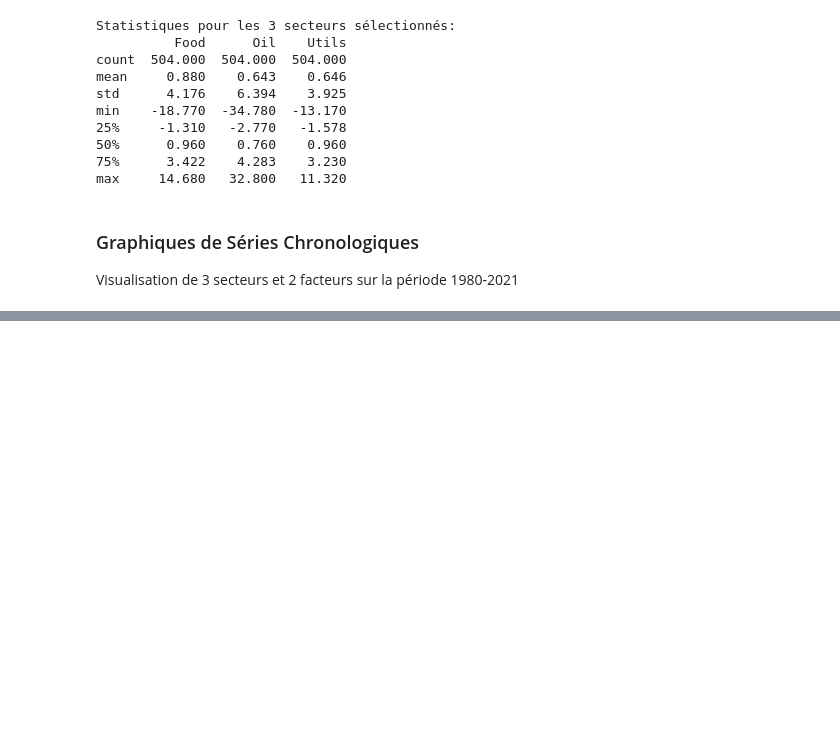
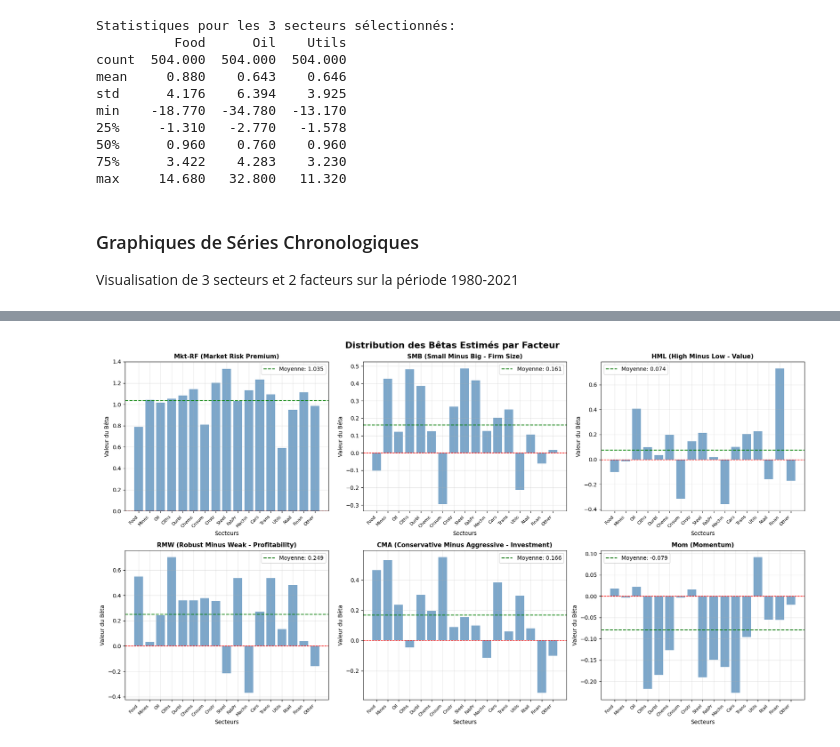
Before and after one commit to VincentD1209/TP3-Econo, a Jupyter notebook: TP3.ipynb, the cells around one changed output, grey strips where cells are left out. Saved outputs shown, nothing was run; the diff lists cells and outputs as text; code cells hidden in the pictures; blank space fills up the shorter version.

```diff
--- a/TP3.ipynb
+++ b/TP3.ipynb
@@ -429,0 +782,38 @@ print(f"Nombre d'observations: {len(df_final_excess)} mois")
+# %%
+# Visualisation des Bêtas par facteur
+
+# Noms complets des facteurs
+facteurs_noms_complets = {
+    'Mkt-RF': 'Mkt-RF (Market Risk Premium)',
+    'SMB': 'SMB (Small Minus Big - Firm Size)',
+    'HML': 'HML (High Minus Low - Value)',
+    'RMW': 'RMW (Robust Minus Weak - Profitability)',
+    'CMA': 'CMA (Conservative Minus Aggressive - Investment)',
+    'Mom': 'Mom (Momentum)'
+}
+
+fig, axes = plt.subplots(2, 3, figsize=(18, 10))
+fig.suptitle('Distribution des Bêtas Estimés par Facteur', fontsize=16, fontweight='bold')
+
+axes = axes.flatten()
+
+for i, facteur in enumerate(facteurs_regression):
+    betas_facteur = [resultats_regression[s]['betas'][i] for s in secteur_cols]
+
+    # Histogramme
+    axes[i].bar(range(len(secteur_cols)), betas_facteur, color='steelblue', alpha=0.7)
+    axes[i].axhline(y=0, color='red', linestyle='--', linewidth=1)
+    axes[i].axhline(y=np.mean(betas_facteur), color='green', linestyle='--', linewidth=1.5,
+                    label=f'Moyenne: {np.mean(betas_facteur):.3f}')
+    axes[i].set_title(f'{facteurs_noms_complets[facteur]}', fontsize=11, fontweight='bold')
+    axes[i].set_xlabel('Secteurs')
+    axes[i].set_ylabel('Valeur du Bêta')
+    axes[i].set_xticks(range(len(secteur_cols)))
+    axes[i].set_xticklabels(secteur_cols, rotation=45, ha='right', fontsize=8)
+    axes[i].grid(True, alpha=0.3)
+    axes[i].legend()
+
+plt.tight_layout()
+plt.show()
+# %% [output]
+[figure, added]
```
Also changed, not shown: parts of 17 cells of this notebook.
